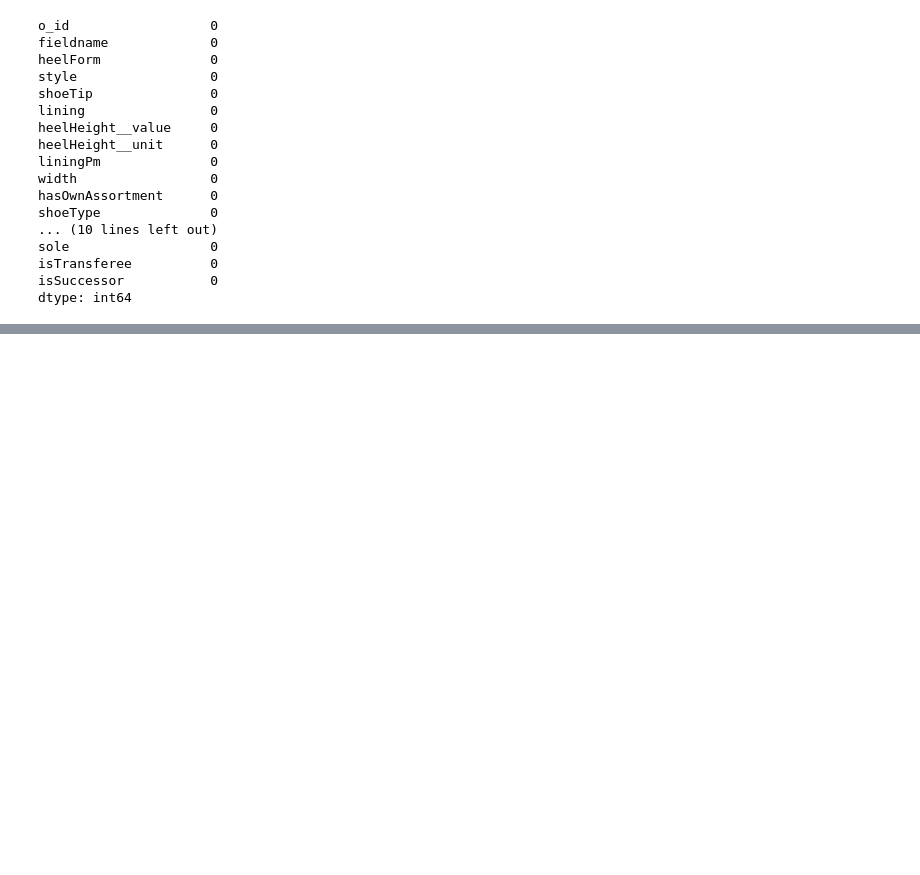
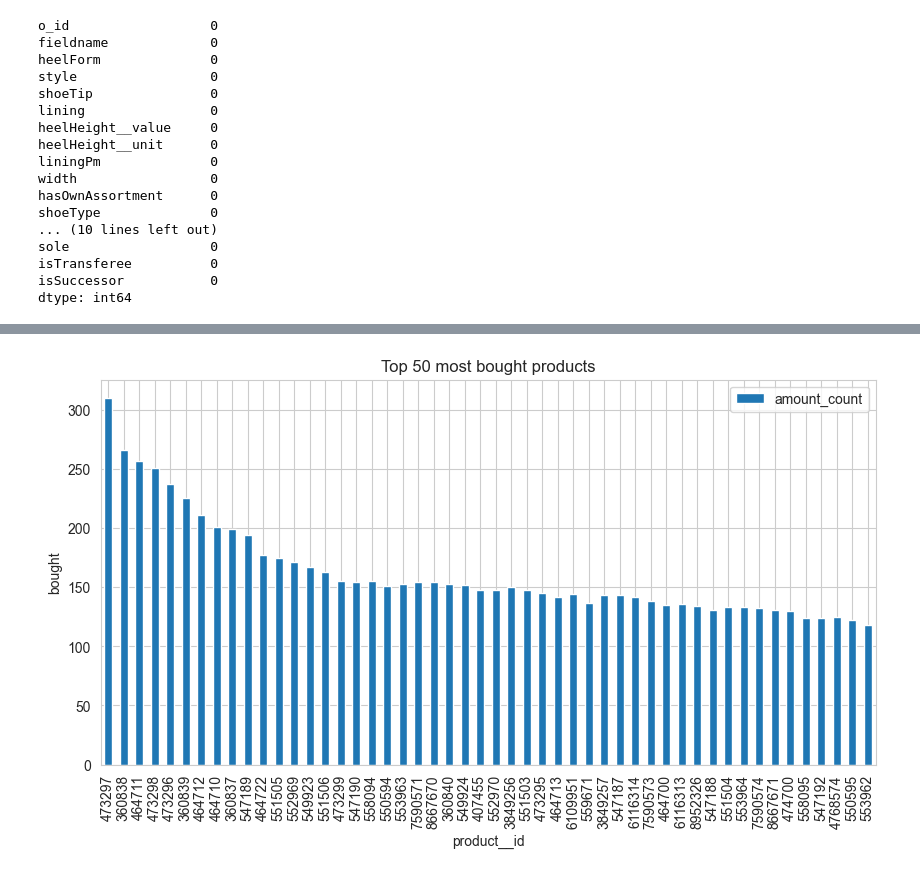
Before and after one commit to tomhuber96/master-thesis-practical-part, a Jupyter notebook: EDA/gabor_eda.ipynb, the cells around one changed output, grey strips where cells are left out. Drawn from its saved outputs; the diff is of its cells as text; code cells hidden in the pictures; blank space fills up the shorter version.

```diff
--- a/EDA/gabor_eda.ipynb
+++ b/EDA/gabor_eda.ipynb
@@ -558,0 +760,3 @@ dtype: int64
+# %%
+merged_df = merged_df.drop(columns=['productColorName', 'b2cPrice']) # high correlation, delete b2cPrice and not totalprice as the total price is more accurate
+merged_df
@@ -558,0 +813,4 @@ dtype: int64
+# %%
+result_most_bought_products = merged_df.groupby('product__id').agg({'amount': ['sum', 'count']})
+result_most_bought_products.columns = ['_'.join(col).strip() for col in result_most_bought_products.columns.values]
+result_most_bought_products
@@ -558,0 +832,9 @@ dtype: int64
+# %%
+n = 50
+ax = result_most_bought_products.nlargest(n, 'amount_sum').plot(kind='bar', y="amount_count", figsize=(10, 5))
+ax.set_xlabel("product__id")
+ax.set_ylabel("bought")
+plt.title(f"Top {n} most bought products")
+plt.show()
+# %% [output]
+[figure, added]
```
Also changed, not shown: parts of 28 cells of this notebook.
